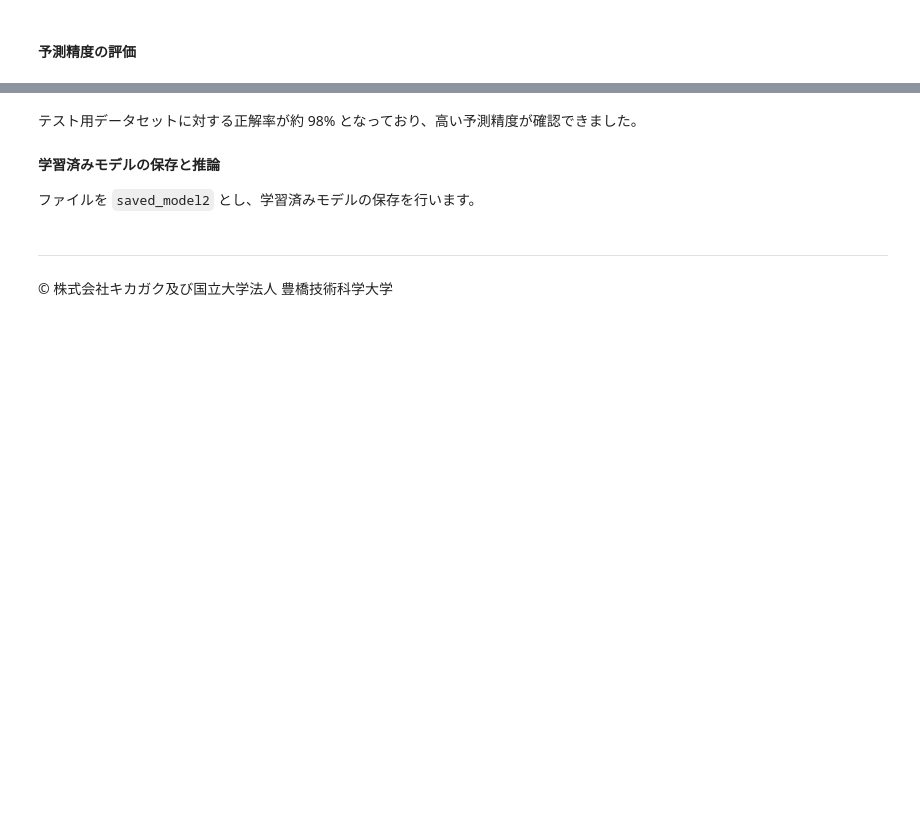
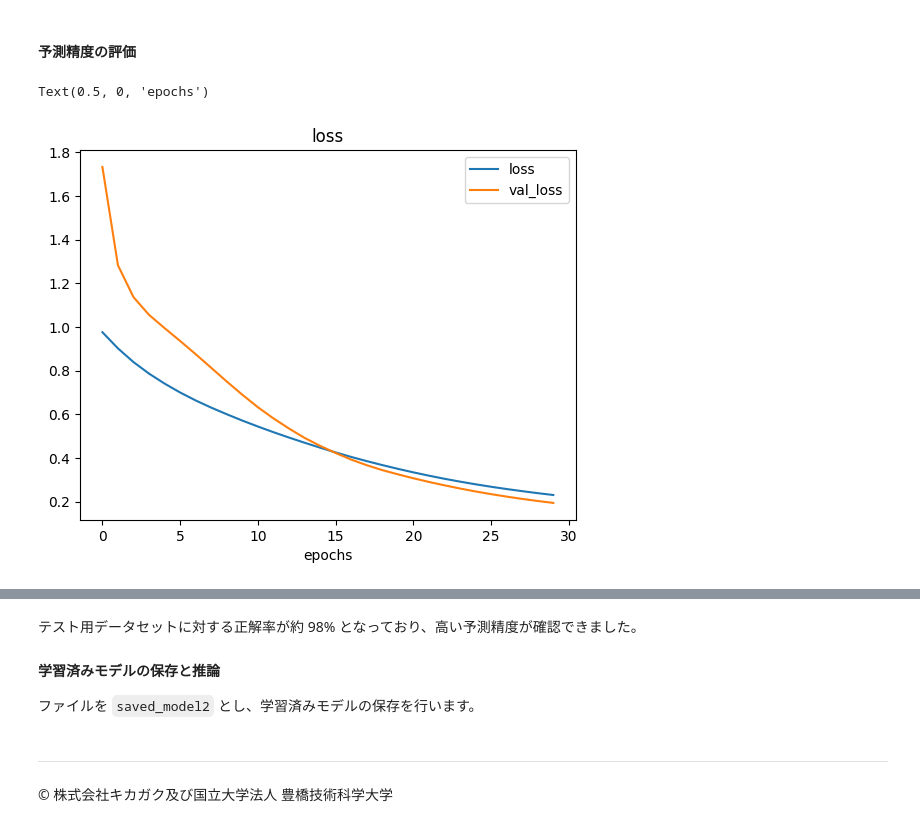
Before and after one commit to koh11235813/TKAdvanced, a Jupyter notebook: TKAdvance003_nn3_2_243283.ipynb, the cells around one changed output, grey strips where cells are left out. Drawn from its saved outputs; the diff is of its cells as text; code cells hidden in the pictures; blank space fills up the shorter version.

```diff
--- a/TKAdvance003_nn3_2_243283.ipynb
+++ b/TKAdvance003_nn3_2_243283.ipynb
@@ -561,2 +713,15 @@ n_input, n_output
+# %%
+# シードの固定
+reset_seed(1002)
+
+# モデルのインスタンス化
+model = models.Sequential()
+
+
+# モデルの構築
+model.addshape=((n_input,)) # バッチノーマリゼーションの層を追加
+model.add(layers.BatchNormalization())
+model.add(layers.Dense(10, activation='relu'))
+model.add(layers.Dense(n_output, activation='softmax'))
 # %% [markdown]
 #### モデルの可視化
@@ -567,2 +747,14 @@ n_input, n_output
+# %%
+# モデルのコンパイル
+model.compile(optimizer='sgd',
+               loss='sparse_categorical_crossentropy',
+               metrics=['accuracy'])
 # %% [markdown]
 #### モデルの学習
+# %%
+# モデルの学習
+history = model.fit(x_train, t_train,
+          batch_size=10,
+          epochs=30,
+          validation_data=(x_test, t_test),
+          )
@@ -576,0 +781,10 @@ n_input, n_output
+# %%
+# 学習結果を取得
+results = pd.DataFrame(history.history)
+# %%
+# 損失を可視化
+results[['loss', 'val_loss']].plot(title='loss')
+plt.xlabel('epochs')
+# %% [output]
+Text(0.5, 0, 'epochs')
+[figure, added]
```
Also changed, not shown: parts of 50 cells of this notebook, 5 other files.
